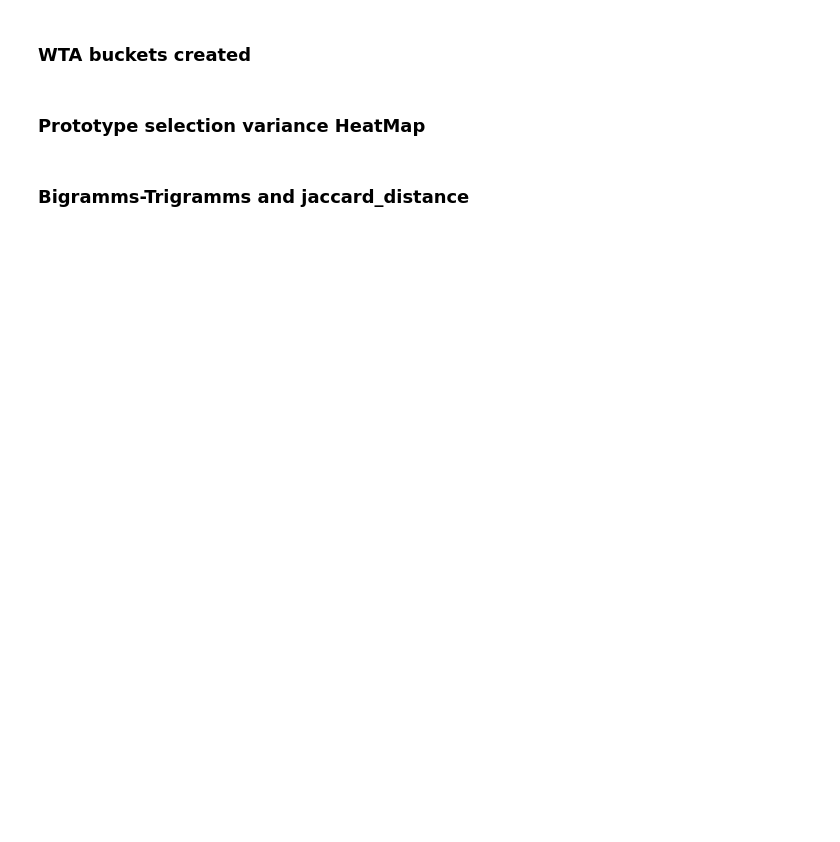
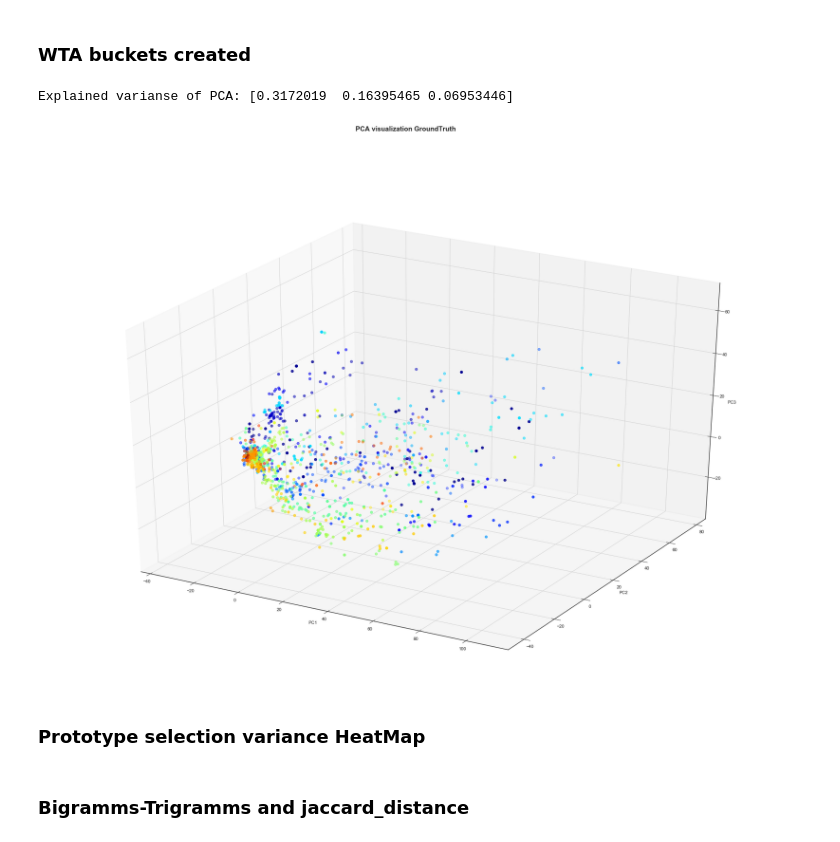
Before and after one commit to Nikoletos-K/WinnER, a Jupyter notebook: EntireDatasetJupyter-Current.ipynb, the cells around one changed output. Drawn from its saved outputs; the diff is of its cells as text; code cells hidden in the pictures; blank space fills up the shorter version.

```diff
--- a/EntireDatasetJupyter-Current.ipynb
+++ b/EntireDatasetJupyter-Current.ipynb
@@ -952,3 +1153,8 @@ def WTA_PCA_SpaceVisualization(X,Prototypes,Labels,title='PCA visualization',wit
+# %%
+pcaComponents = WTA_PCA_SpaceVisualization_3D(model.rankedVectors,model.prototypeArray,model.HashedClusters,withgroundruth=True,groundruth=labels_groundTruth,title='PCA visualization GroundTruth')
+# %% [output]
+Explained varianse of PCA: [0.3172019  0.16395465 0.06953446]
+[figure, added]
 # %% [markdown]
 ### Prototype selection variance HeatMap
 # %%
```
Also changed, not shown: parts of 27 cells of this notebook.
